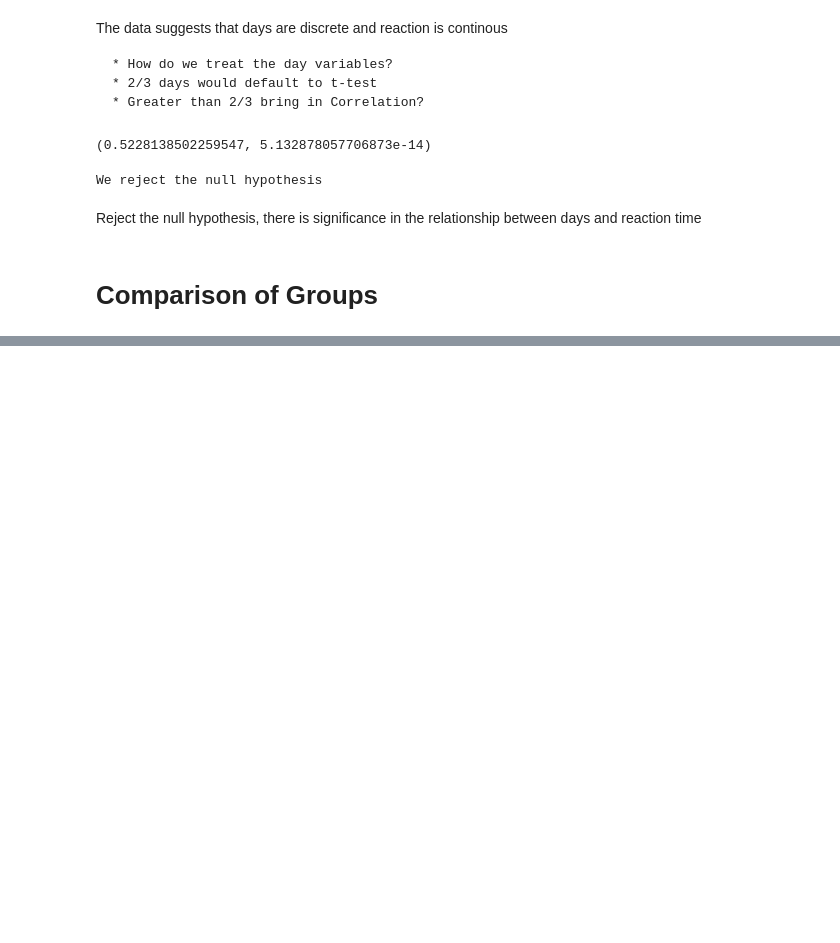
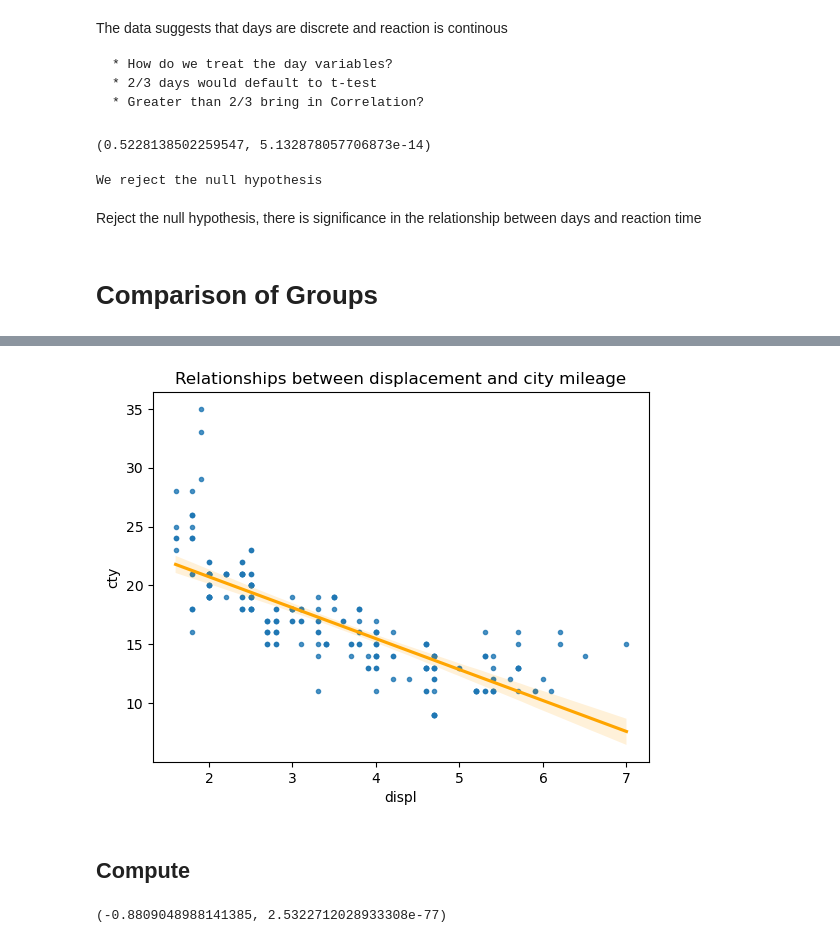
Before and after one commit to lewisalexia/simulation_exercises, a Jupyter notebook: hypothesis_testing.ipynb, the cells around one changed output, grey strips where cells are left out. Drawn from its saved outputs; the diff is of its cells as text; code cells hidden in the pictures; blank space fills up the shorter version.

```diff
--- a/hypothesis_testing.ipynb
+++ b/hypothesis_testing.ipynb
@@ -1004,0 +1136,13 @@ Do people with dogs live in apartments more than people with cats?
+# %%
+sns.regplot(x=mpg['displ'], y=mpg['cty'], marker='.', line_kws={'color':'orange'})
+plt.title('Relationships between displacement and city mileage')
+plt.show()
+# %% [output]
+[figure, added]
+# %% [markdown]
+## Compute
+# %%
+r, p = stats.spearmanr(mpg.cty, mpg.displ)
+r, p
+# %% [output]
+(-0.8809048988141385, 2.5322712028933308e-77)
```
Also changed, not shown: parts of 78 cells of this notebook.
